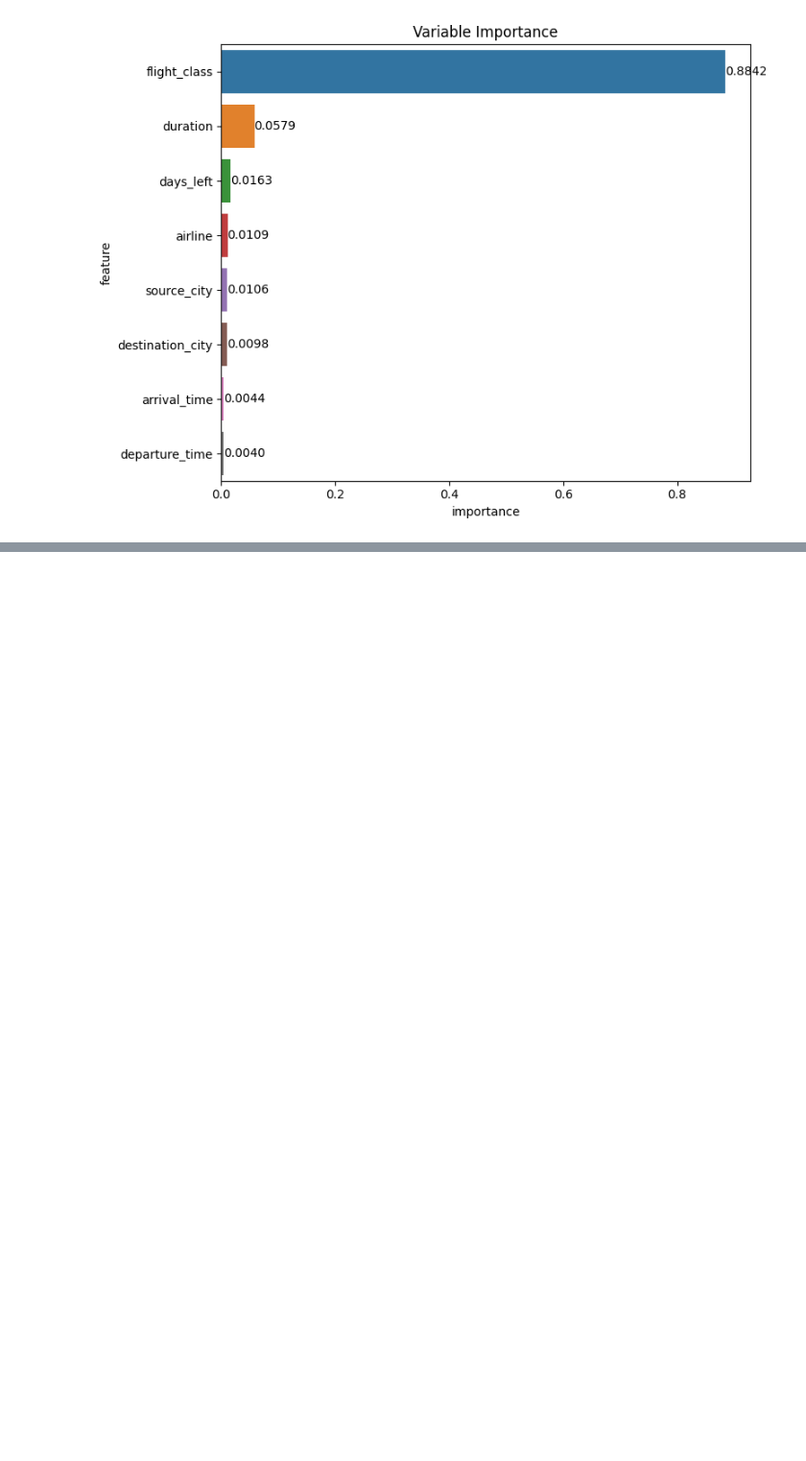
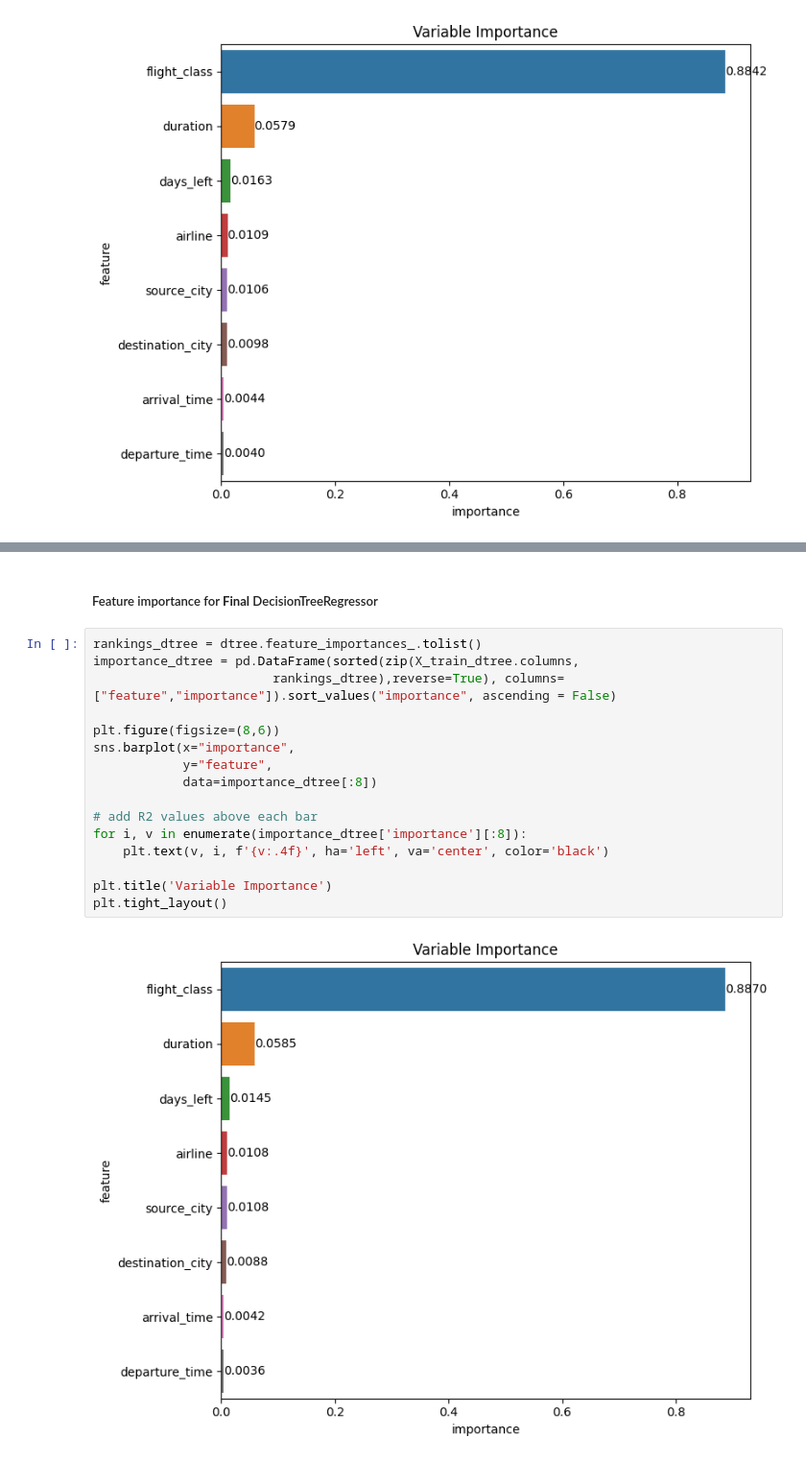
Before and after one commit to ahilah/Flight-Price-Prediction-Model, a Jupyter notebook: flight-price-pred-full.ipynb, the cells around one changed output, grey strips where cells are left out. Shown at 96% size. Drawn from its saved outputs; the diff is of its cells as text; blank space fills up the shorter version.

Commit message:
decision tree regressor tuning

```diff
--- a/flight-price-pred-full.ipynb
+++ b/flight-price-pred-full.ipynb
@@ -2767,0 +2932,20 @@ plt.tight_layout()
+# %% [markdown]
+##### Feature importance for **Final** DecisionTreeRegressor
+# %%
+rankings_dtree = dtree.feature_importances_.tolist()
+importance_dtree = pd.DataFrame(sorted(zip(X_train_dtree.columns,
+                        rankings_dtree),reverse=True), columns=["feature","importance"]).sort_values("importance", ascending = False)
+
+plt.figure(figsize=(8,6))
+sns.barplot(x="importance",
+            y="feature",
+            data=importance_dtree[:8])
+
+# add R2 values above each bar
+for i, v in enumerate(importance_dtree['importance'][:8]):
+    plt.text(v, i, f'{v:.4f}', ha='left', va='center', color='black')
+
+plt.title('Variable Importance')
+plt.tight_layout()
+# %% [output]
+[figure, added]
```
Also changed, not shown: parts of 20 cells of this notebook.
